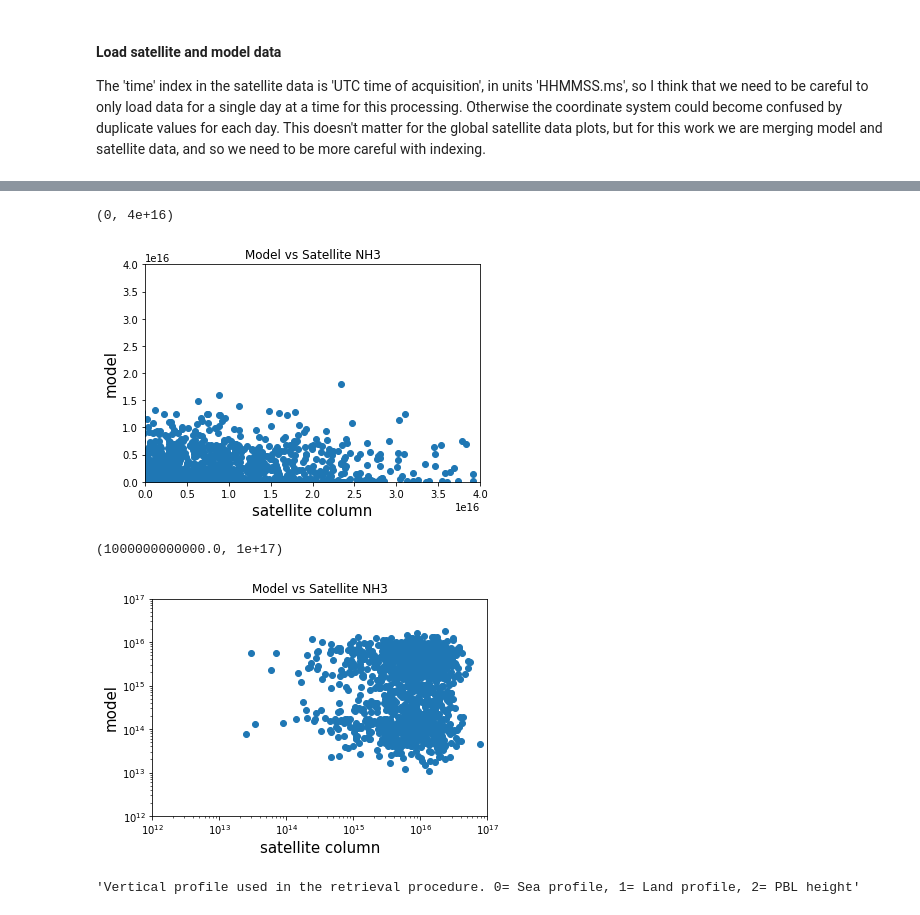
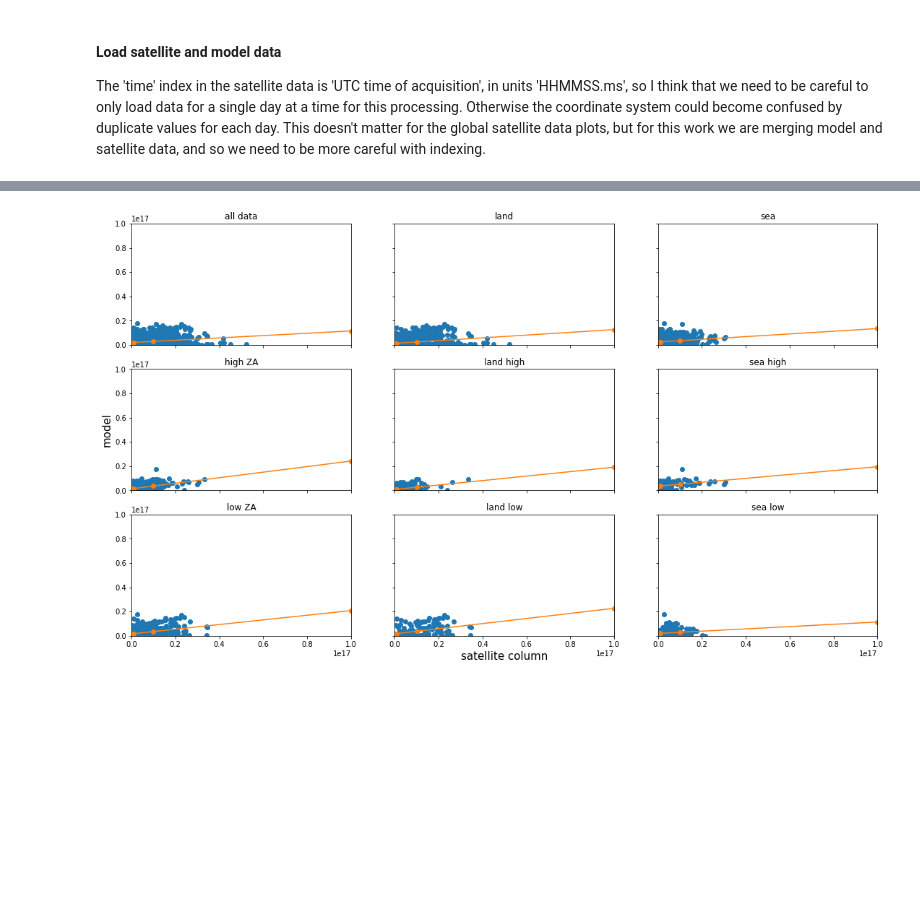
Before and after one commit to douglowe/satellite_data_processing, a Jupyter notebook: regional_nh3_satellite_model_comparison.ipynb, the cells around one changed output, grey strips where cells are left out. Saved outputs shown, nothing was run; the diff lists cells and outputs as text; code cells hidden in the pictures; blank space fills up the shorter version.

```diff
--- a/regional_nh3_satellite_model_comparison.ipynb
+++ b/regional_nh3_satellite_model_comparison.ipynb
@@ -18,6 +22,8 @@ def load_create_dataframe(sat_datadask,model_datadask):
     sat_col_data = sat_datadask.column.copy(deep=True)
     sat_error_data = sat_datadask.error.copy(deep=True)
     sat_vprof_data = sat_datadask.VertProf.copy(deep=True)
+    sat_clcov_data = sat_datadask.CLcov.copy(deep=True)
+    sat_angle_data = sat_datadask.angle.copy(deep=True)
     lat_data = sat_datadask.latitude.copy(deep=True)
     lon_data = sat_datadask.longitude.copy(deep=True)
 
@@ -25,6 +31,8 @@ def load_create_dataframe(sat_datadask,model_datadask):
     cold = sat_col_data.to_dataframe()
     errd = sat_error_data.to_dataframe()
     verd = sat_vprof_data.to_dataframe()
+    clcd = sat_clcov_data.to_dataframe()
+    angd = sat_angle_data.to_dataframe()
     latd = lat_data.to_dataframe()
     lond = lon_data.to_dataframe()
 
@@ -38,7 +46,7 @@ def load_create_dataframe(sat_datadask,model_datadask):
     model_time = pd.concat([sat_time,model],axis=1,sort=False)
     modd = model_time.set_index('time')
 
-    result = pd.concat([modd,cold,errd,verd,latd,lond], axis=1, sort=False)
+    result = pd.concat([modd,cold,errd,verd,clcd,angd,latd,lond], axis=1, sort=False)
 
     return result
 # %% [markdown]
@@ -48,7 +56,7 @@ The 'time' index in the satellite data is 'UTC time of acquisition', in units 'H
 # %%
 satellite_file_path = '/Volumes/Work_Space/Clearflo/satellite_data/'
 model_file_path = '/Volumes/Work_Space/Clearflo/model_column_data/'
-date_string = '20120810_*'
+date_string = '20120812_*'
 satellite_datadask = xr.open_mfdataset(satellite_file_path+'nh3nn_v2_2_'+date_string+'.nc')
 model_datadask = xr.open_mfdataset(model_file_path+'Ammonia_Column_'+date_string+'_gasphase_chemistry.nc')
 # %%
@@ -78,32 +146,35 @@ To do:
-# %%
-cd_plot = cd_land
-fig, ax = plt.subplots()
-ax.scatter(cd_plot.column, cd_plot.nh3)
-ax.set_xlabel(r'satellite column', fontsize=15)
-ax.set_ylabel(r'model', fontsize=15)
-ax.set_title('Model vs Satellite NH3')
-#ax.set_xlim(-2e16,4e16)
-#ax.set_ylim(-2e16,4e16)
-ax.set_xlim(0,4e16)
-ax.set_ylim(0,4e16)
-# %% [output]
-(0, 4e+16)
-[figure, removed]
-# %%
-cd_plot = cd_land
-fig, ax = plt.subplots()
-ax.set_xscale("log", nonposx='clip')
-ax.set_yscale("log", nonposy='clip')
-ax.scatter(cd_plot.column, cd_plot.nh3)
-ax.set_xlabel(r'satellite column', fontsize=15)
-ax.set_ylabel(r'model', fontsize=15)
-ax.set_title('Model vs Satellite NH3')
-ax.set_xlim(1e12,1e17)
-ax.set_ylim(1e12,1e17)
-# %% [output]
-(1000000000000.0, 1e+17)
-[figure, removed]
-# %%
-satellite_datadask.VertProf.long_name
-# %% [output]
-'Vertical profile used in the retrieval procedure. 0= Sea profile, 1= Land profile, 2= PBL height'
+# %%
+def nh3_plot(cd_plot,ax,titlestring):
+
+    xline = np.array([1e12,1e13,1e14,1e15,1e16,1e17])
+
+    slope, intercept, r_value, p_value, std_err = stats.linregress(cd_plot.column,cd_plot.nh3)
+    line = slope*xline+intercept
+
+    #ax.set_xscale("log", nonposx='clip')
+    #ax.set_yscale("log", nonposy='clip')
+    #ax.scatter(cd_plot.column, cd_plot.nh3)
+    ax.plot(cd_plot.column, cd_plot.nh3, 'o', xline, line, 'o-')
+    ax.set_title(titlestring)
+    ax.set_xlim(1e12,1e17)
+    ax.set_ylim(1e12,1e17)
+
+fig, axes = plt.subplots(3, 3, sharex='all', sharey='all')
+fig.set_size_inches(18.5, 10.5)
+axes[2,1].set_xlabel(r'satellite column', fontsize=15)
+axes[1,0].set_ylabel(r'model', fontsize=15)
+
+nh3_plot(cd_all,axes[0,0],"all data")
+nh3_plot(cd_land,axes[0,1],"land")
+nh3_plot(cd_sea,axes[0,2],"sea")
+
+nh3_plot(cd_high,axes[1,0],"high ZA")
+nh3_plot(cd_low,axes[2,0],"low ZA")
+
+nh3_plot(cd_land_high,axes[1,1],"land high")
+nh3_plot(cd_sea_high,axes[1,2],"sea high")
+
+nh3_plot(cd_land_low,axes[2,1],"land low")
+nh3_plot(cd_sea_low,axes[2,2],"sea low")
+# %% [output]
+[figure, added]
```
Also changed, not shown: parts of 6 cells of this notebook, 1 other file.
